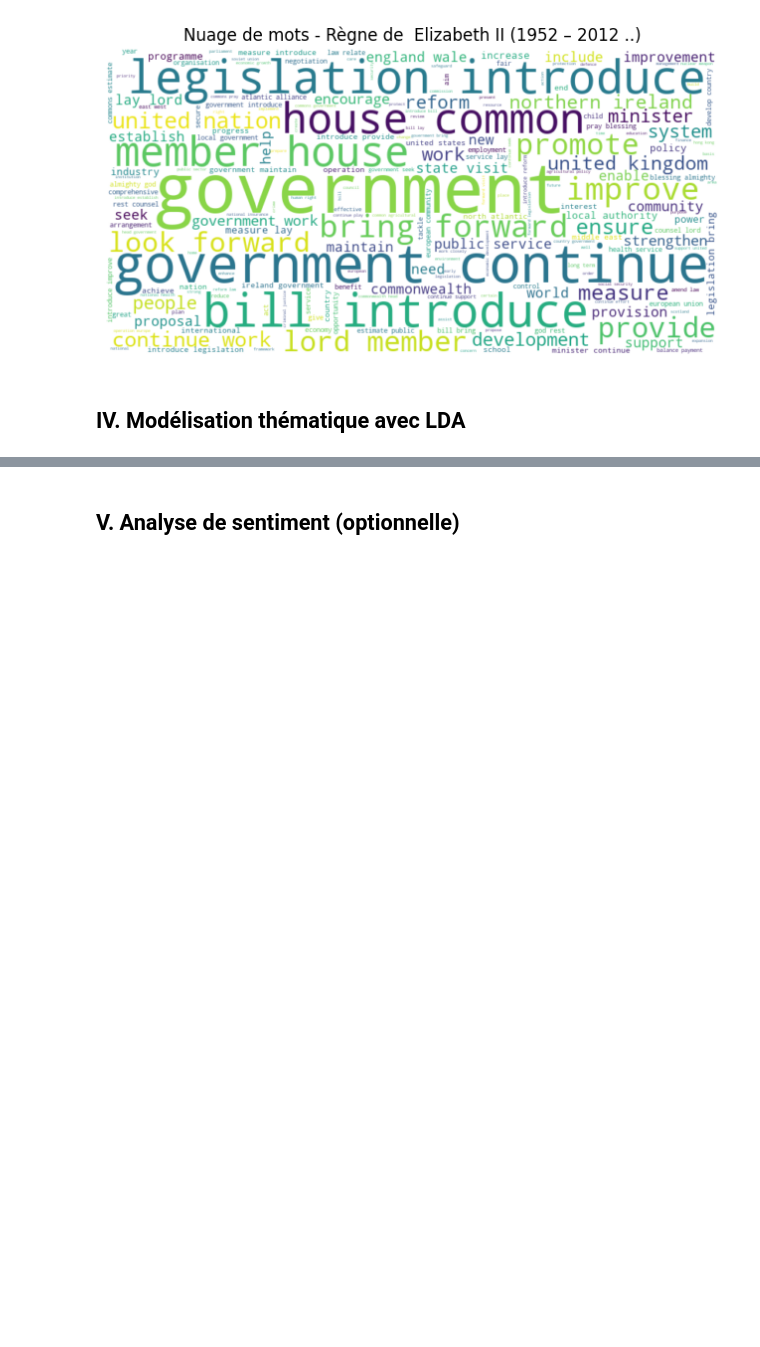
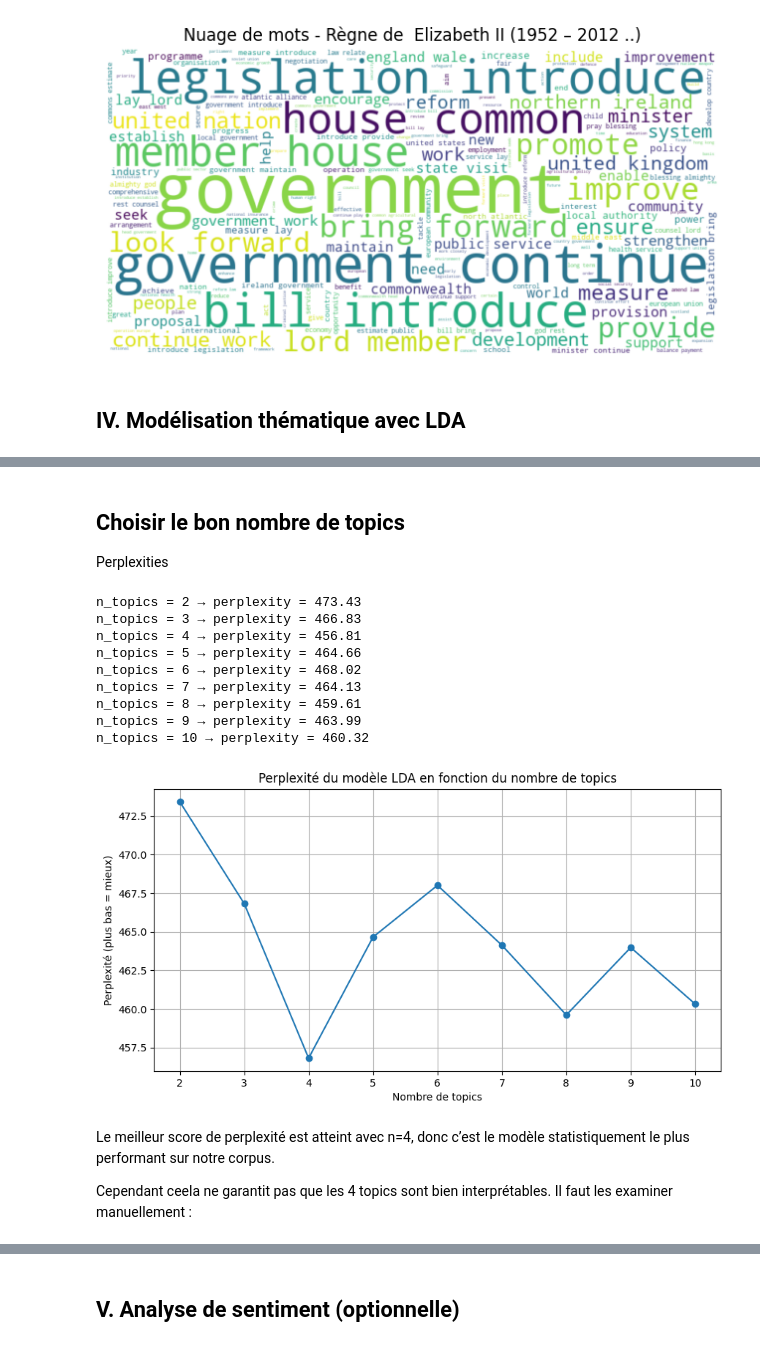
Before and after one commit to isabel6198/nlp_speech_throne, a Jupyter notebook: notebook/01_speech_throne.ipynb, the cells around one changed output, grey strips where cells are left out. Cells and saved outputs as stored; diff of their text form; code cells hidden in the pictures; blank space fills up the shorter version.

```diff
--- a/notebook/01_speech_throne.ipynb
+++ b/notebook/01_speech_throne.ipynb
@@ -325,0 +449,3 @@ for idx, topic in enumerate(lda.components_):
+# %%
+topic_results = lda.transform(dtm)  #  nouvelle matrice de probabilités
+topic_results.shape  # dimensions nombre de documents et nombre de topics
@@ -325,0 +462,2 @@ for idx, topic in enumerate(lda.components_):
+# %%
+df['Topic'] = topic_results.argmax(axis=1) # colonne topic dans le dataFrame contenant le topic dominant attribué à chaque discours
@@ -325,0 +480,44 @@ for idx, topic in enumerate(lda.components_):
+# %% [markdown]
+## Choisir le bon nombre de topics
+
+Perplexities
+# %%
+# Vectorisation du texte nettoyé (clean_text)
+vectorizer = CountVectorizer(max_df=0.9, min_df=10, stop_words='english')
+dtm = vectorizer.fit_transform(df['clean_text'])
+
+# Liste des nombres de topics à tester
+topic_numbers = [2, 3, 4, 5, 6, 7,  8, 9, 10]
+perplexities = []
+
+# Boucle sur chaque nombre de topics
+for n in topic_numbers:
+    lda = LatentDirichletAllocation(n_components=n, random_state=42)
+    lda.fit(dtm)
+    perplexity = lda.perplexity(dtm)
+    perplexities.append(perplexity)
+    print(f"n_topics = {n} → perplexity = {perplexity:.2f}")
+
+# Tracer la courbe
+plt.figure(figsize=(10, 5))
+plt.plot(topic_numbers, perplexities, marker='o', linestyle='-')
+plt.title("Perplexité du modèle LDA en fonction du nombre de topics")
+plt.xlabel("Nombre de topics")
+plt.ylabel("Perplexité (plus bas = mieux)")
+plt.grid(True)
+plt.show()
+# %% [output]
+n_topics = 2 → perplexity = 473.43
+n_topics = 3 → perplexity = 466.83
+n_topics = 4 → perplexity = 456.81
+n_topics = 5 → perplexity = 464.66
+n_topics = 6 → perplexity = 468.02
+n_topics = 7 → perplexity = 464.13
+n_topics = 8 → perplexity = 459.61
+n_topics = 9 → perplexity = 463.99
+n_topics = 10 → perplexity = 460.32
+[figure, added]
+# %% [markdown]
+Le meilleur score de perplexité est atteint avec n=4, donc c’est le modèle statistiquement le plus performant sur notre corpus.
+
+Cependant ceela ne garantit pas que les 4 topics sont bien interprétables. Il faut les examiner manuellement :
```
Also changed, not shown: parts of 33 cells of this notebook, 1 other file.
